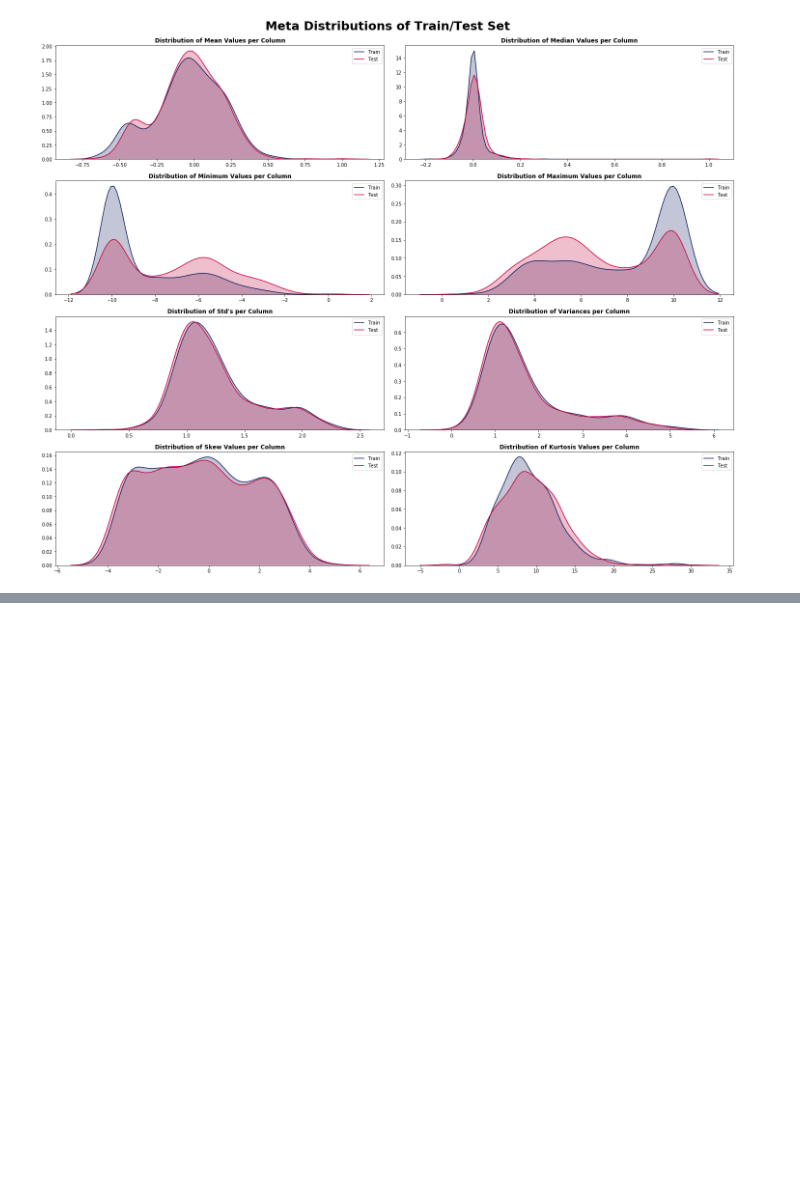
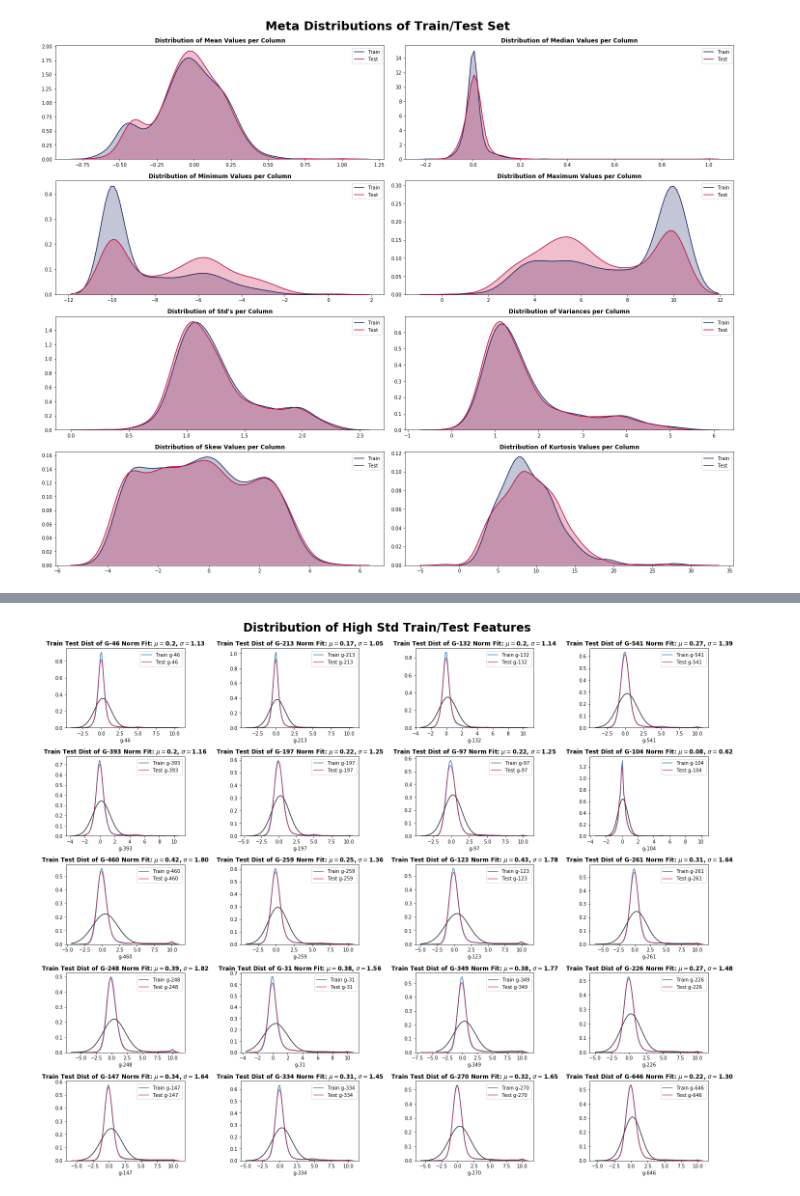
Before and after one commit to ShinAnase/MoA, a Jupyter notebook: EDA.ipynb, the cells around one changed output, grey strips where cells are left out. Saved outputs shown, nothing was run; the diff lists cells and outputs as text; code cells hidden in the pictures; blank space fills up the shorter version.

```diff
--- a/EDA.ipynb
+++ b/EDA.ipynb
@@ -149,0 +163,6 @@ vsl.metaDist(dfTrain, dfTest)
+# %%
+#skewの上位20のcolumnについての分布
+vsl.featDistNorm(trainFeature, f_skew.columns.tolist(),
+          rows=5, columns=4, figsize=(20,16), title='Distribution of High Std Train/Test Features', dfOpt=testFeature)
+# %% [output]
+[figure, added]
```
Also changed, not shown: parts of 2 cells of this notebook, 1 other file.
